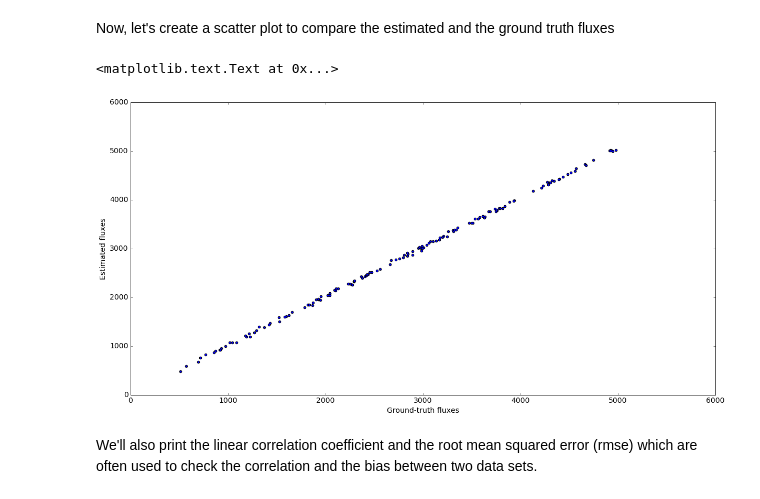
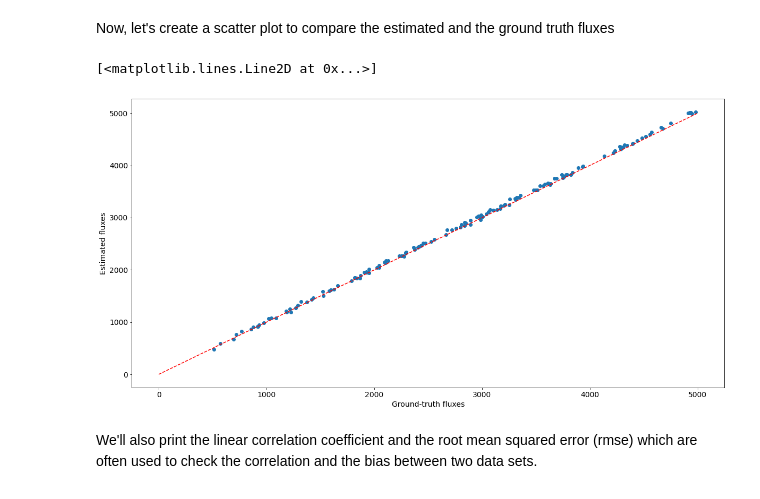
Before and after one commit to astropy/photutils-datasets, a Jupyter notebook: notebooks/ArtificialCrowdedFieldPSFPhotometry.ipynb, the cells around one changed output. Cells and saved outputs as stored; diff of their text form; code cells hidden in the pictures.

Commit message:
Update Crowded PSF Photometry notebook

```diff
--- a/notebooks/ArtificialCrowdedFieldPSFPhotometry.ipynb
+++ b/notebooks/ArtificialCrowdedFieldPSFPhotometry.ipynb
@@ -7,9 +7,11 @@ This notebook exemplifies the use of photutils.psf to perform point spread funct
 
 Let's create an artificial image using the  functionality in `photutils.datasets`.  Of course you'd use an image from a telescope if you're working with real data, but here we want to know the "right answer" so we create artificial stars.
 # %%
-from photutils.datasets import make_random_gaussians
+from collections import OrderedDict
+
+from photutils.datasets import make_random_gaussians_table
 from photutils.datasets import make_noise_image
-from photutils.datasets import make_gaussian_sources
+from photutils.datasets import make_gaussian_sources_image
 
 num_sources = 150
 min_flux = 500
@@ -17,15 +19,19 @@ max_flux = 5000
 min_xmean = 16
 max_xmean = 240
 sigma_psf = 2.0
-starlist = make_random_gaussians(num_sources, [min_flux, max_flux],
-                                 [min_xmean, max_xmean],
-                                 [min_xmean, max_xmean],
-                                 [sigma_psf, sigma_psf],
-                                 [sigma_psf, sigma_psf],
-                                 random_state=123)
+
+param_ranges = [('flux', [min_flux, max_flux]),
+                ('x_mean', [min_xmean, max_xmean]),
+                ('y_mean', [min_xmean, max_xmean]),
+                ('x_stddev', [sigma_psf, sigma_psf]),
+                ('y_stddev', [sigma_psf, sigma_psf]),
+                ('theta', [0, 0])]
+param_ranges = OrderedDict(param_ranges)
+
+starlist = make_random_gaussians_table(num_sources, param_ranges, random_state=123)
 shape = (256, 256)
-image = (make_gaussian_sources(shape, starlist) +
-         make_noise_image(shape, type='poisson', mean=6., random_state=123) +
-         make_noise_image(shape, type='gaussian', mean=0., stddev=2., random_state=123))
+image = (make_gaussian_sources_image(shape, starlist) +
+         make_noise_image(shape, distribution='poisson', mean=6., random_state=123) +
+         make_noise_image(shape, distribution='gaussian', mean=0., stddev=2., random_state=123))
 starlist
 # %% [output]
@@ -55,6 +61,6 @@ In order to initiliaze an `IterativelySubtractedPSFPhotometry` object, we have t
 # %%
 from photutils.detection import DAOStarFinder, IRAFStarFinder
-from photutils.psf import DAOGroup
+from photutils.psf import DBSCANGroup
 from photutils.psf import IntegratedGaussianPRF
 from photutils.background import MMMBackground
 from photutils.background import MADStdBackgroundRMS
@@ -70,7 +76,7 @@ iraffind = IRAFStarFinder(threshold=3.5*std,
                           minsep_fwhm=0.01, roundhi=5.0, roundlo=-5.0,
                           sharplo=0.0, sharphi=2.0)
 
-daogroup = DAOGroup(2.0*sigma_psf*gaussian_sigma_to_fwhm)
+grouper = DBSCANGroup(2.0*sigma_psf*gaussian_sigma_to_fwhm)
 
 mmm_bkg = MMMBackground()
 
@@ -161,10 +167,10 @@ positions = starlist['x_mean', 'y_mean']
 positions['x_mean'].name = 'x_0'
 positions['y_mean'].name = 'y_0'
 # %%
-photometry = BasicPSFPhotometry(group_maker=daogroup, bkg_estimator=mmm_bkg,
+photometry = BasicPSFPhotometry(group_maker=grouper, bkg_estimator=mmm_bkg,
                                 psf_model=psf_model, fitter=LevMarLSQFitter(),
                                 fitshape=(11,11))
-result_tab = photometry(image=image, positions=positions)
+result_tab = photometry(image=image, init_guesses=positions)
 residual_image = photometry.get_residual_image()
 # %%
 plt.imshow(residual_image)
@@ -202,10 +207,12 @@ Now, let's create a scatter plot to compare the estimated and the ground truth f
 # %%
 plt.scatter(starlist['flux'], result_tab['flux_fit'])
 plt.xlabel('Ground-truth fluxes')
 plt.ylabel('Estimated fluxes')
+xr = np.arange(5000)
+plt.plot(xr, xr, linestyle='dashed', color='red')
 # %% [output]
-<matplotlib.text.Text at 0x...>
+[<matplotlib.lines.Line2D at 0x...>]
-[figure, old version]
+[figure, new version]
 # %% [markdown]
 We'll also print the linear correlation coefficient and the root mean squared error (rmse) which are often used to check the correlation and the bias between two data sets.
 # %%
```
Also changed, not shown: parts of 12 cells of this notebook.
